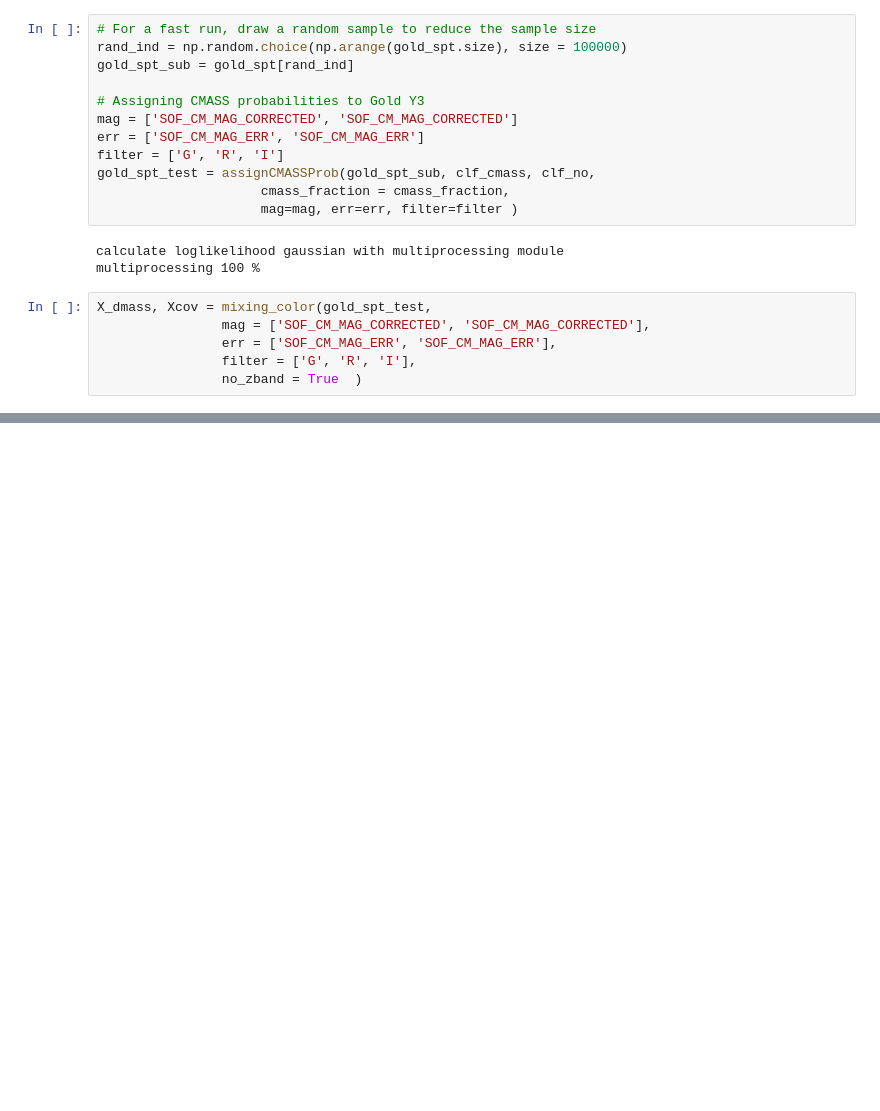
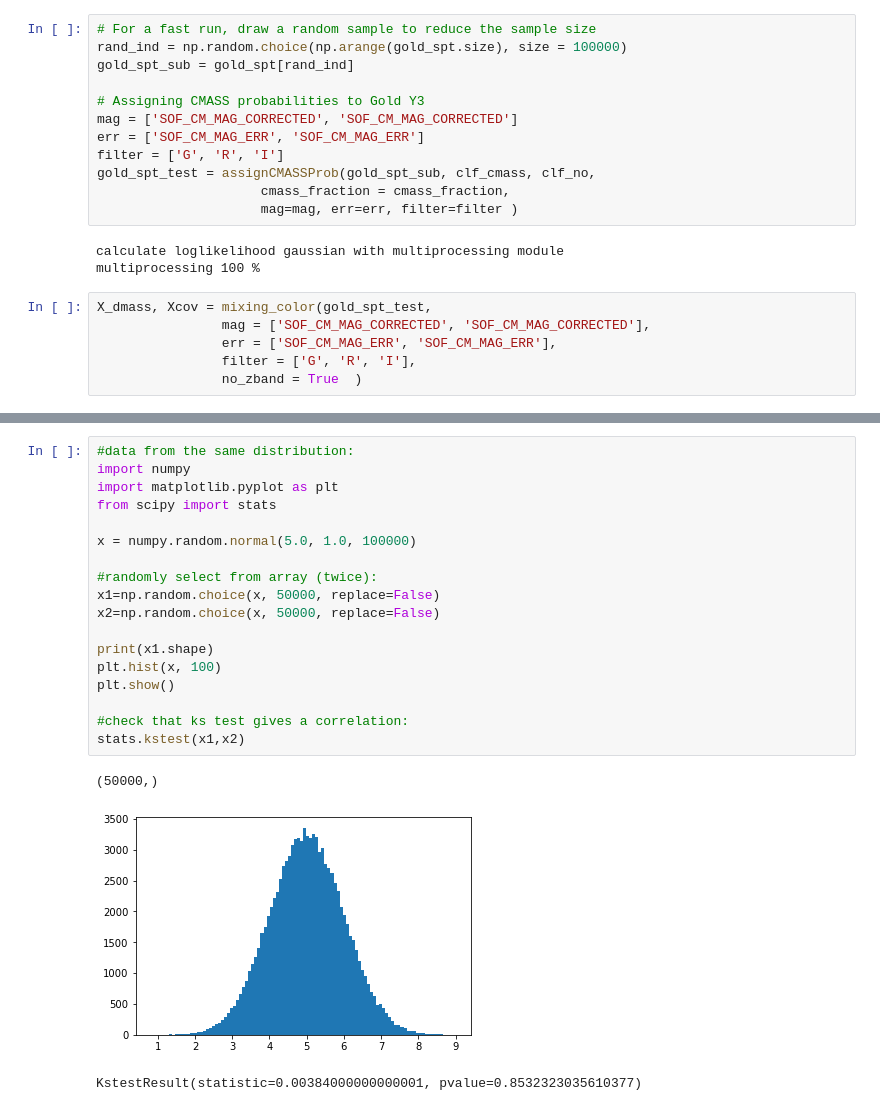
Before and after one commit to sujeong-lee/DMASS, a Jupyter notebook: code_py3/DMASS_tutorial_notebook.ipynb, the cells around one changed output, grey strips where cells are left out. Drawn from its saved outputs; the diff is of its cells as text; blank space fills up the shorter version.

```diff
--- a/code_py3/DMASS_tutorial_notebook.ipynb
+++ b/code_py3/DMASS_tutorial_notebook.ipynb
@@ -433,0 +505,22 @@ Using central 100% to set range.
+# %%
+#data from the same distribution:
+import numpy
+import matplotlib.pyplot as plt
+from scipy import stats
+
+x = numpy.random.normal(5.0, 1.0, 100000)
+
+#randomly select from array (twice):
+x1=np.random.choice(x, 50000, replace=False)
+x2=np.random.choice(x, 50000, replace=False)
+
+print(x1.shape)
+plt.hist(x, 100)
+plt.show()
+
+#check that ks test gives a correlation:
+stats.kstest(x1,x2)
+# %% [output]
+(50000,)
+[figure, added]
+KstestResult(statistic=0.00384000000000001, pvalue=0.8532323035610377)
```
Also changed, not shown: parts of 20 cells of this notebook.
